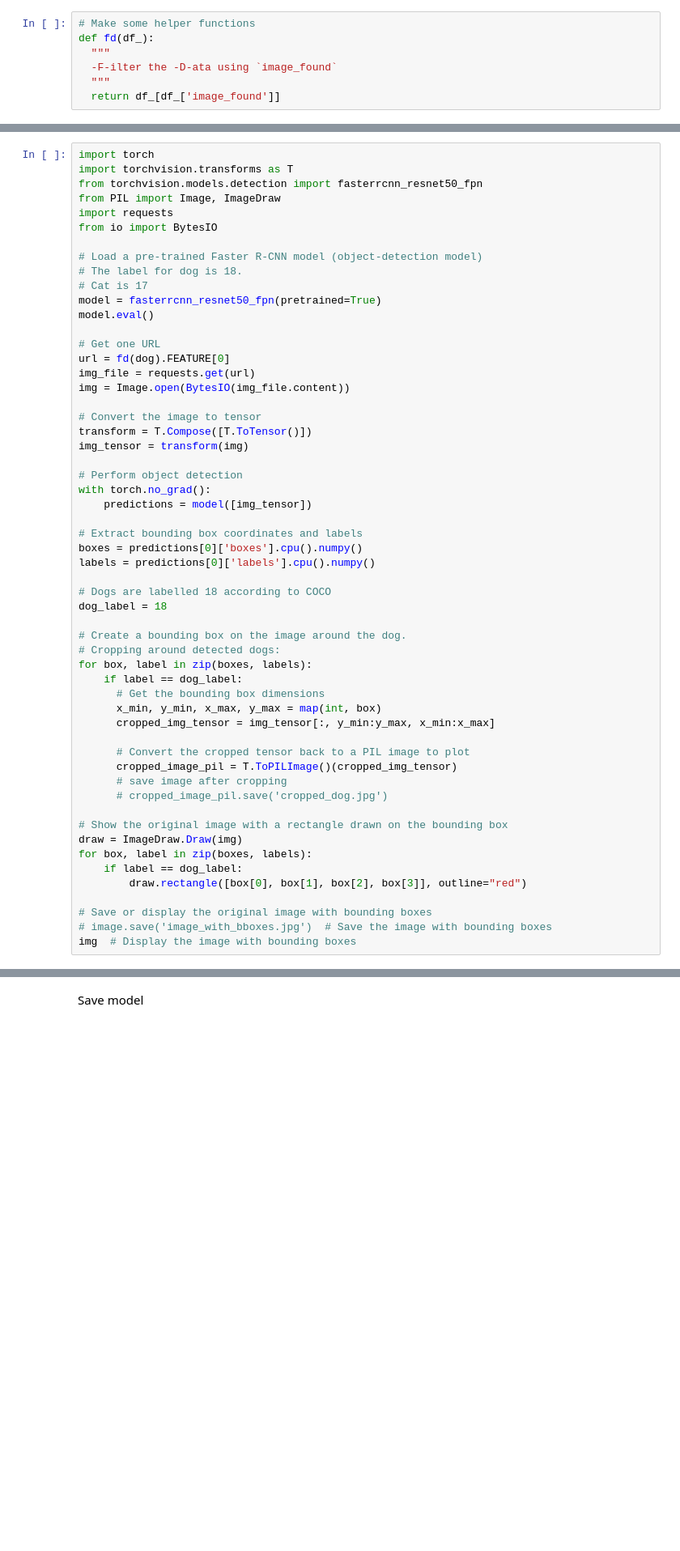
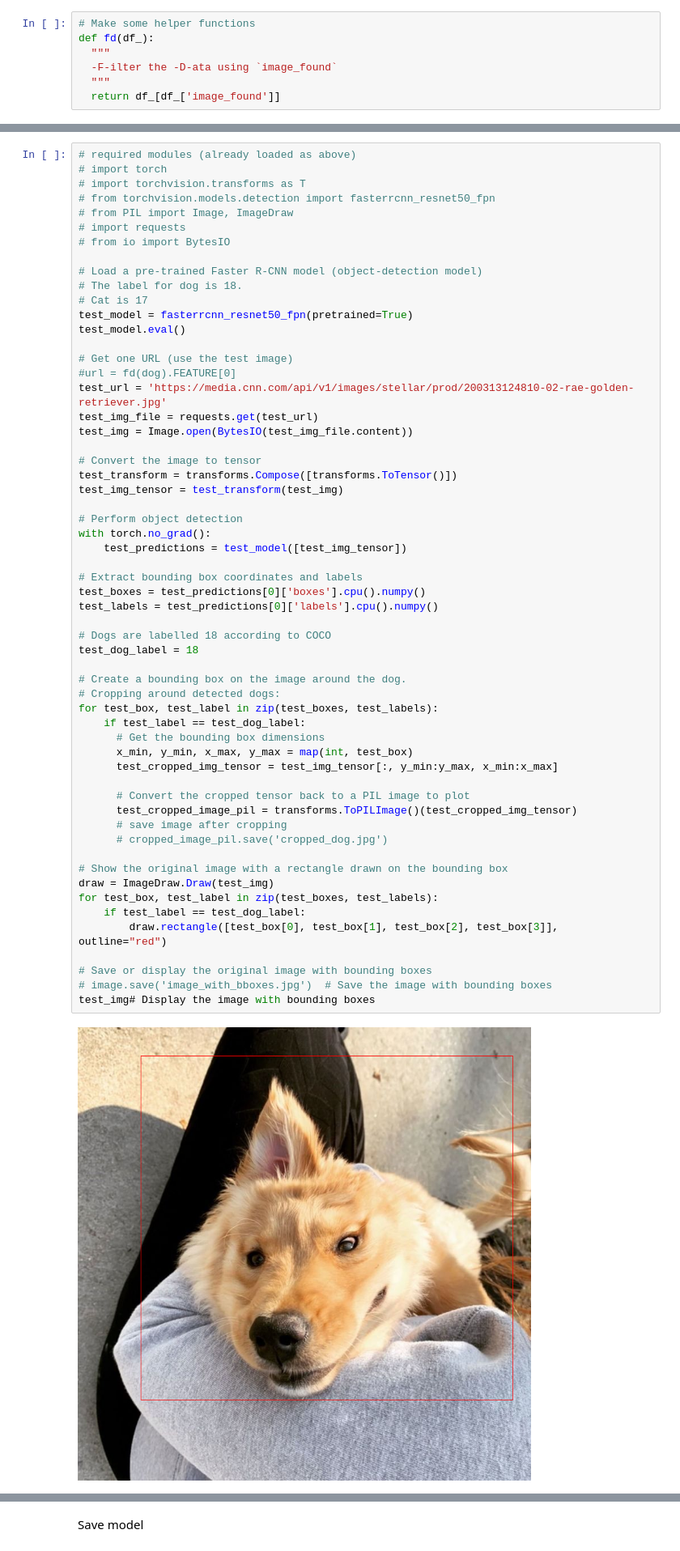
Before and after one commit to ijdouglas/reddit-like-predictor, a Jupyter notebook: scripts/ratio_model.ipynb, the cells around one changed output, grey strips where cells are left out. Shown at 81% size. Saved outputs shown, nothing was run; the diff lists cells and outputs as text; blank space fills up the shorter version.

Commit message:
feat: parameterized preproc; object detection

```diff
--- a/scripts/ratio_model.ipynb
+++ b/scripts/ratio_model.ipynb
@@ -201,56 +203,60 @@ def fd(df_):
 # %%
-import torch
-import torchvision.transforms as T
-from torchvision.models.detection import fasterrcnn_resnet50_fpn
-from PIL import Image, ImageDraw
-import requests
-from io import BytesIO
+# required modules (already loaded as above)
+# import torch
+# import torchvision.transforms as T
+# from torchvision.models.detection import fasterrcnn_resnet50_fpn
+# from PIL import Image, ImageDraw
+# import requests
+# from io import BytesIO
 
 # Load a pre-trained Faster R-CNN model (object-detection model)
 # The label for dog is 18.
 # Cat is 17
-model = fasterrcnn_resnet50_fpn(pretrained=True)
-model.eval()
+test_model = fasterrcnn_resnet50_fpn(pretrained=True)
+test_model.eval()
 
-# Get one URL
-url = fd(dog).FEATURE[0]
-img_file = requests.get(url)
-img = Image.open(BytesIO(img_file.content))
+# Get one URL (use the test image)
+#url = fd(dog).FEATURE[0]
+test_url = 'https://media.cnn.com/api/v1/images/stellar/prod/200313124810-02-rae-golden-retriever.jpg'
+test_img_file = requests.get(test_url)
+test_img = Image.open(BytesIO(test_img_file.content))
 
 # Convert the image to tensor
-transform = T.Compose([T.ToTensor()])
-img_tensor = transform(img)
+test_transform = transforms.Compose([transforms.ToTensor()])
+test_img_tensor = test_transform(test_img)
 
 # Perform object detection
 with torch.no_grad():
-    predictions = model([img_tensor])
+    test_predictions = test_model([test_img_tensor])
 
 # Extract bounding box coordinates and labels
-boxes = predictions[0]['boxes'].cpu().numpy()
-labels = predictions[0]['labels'].cpu().numpy()
+test_boxes = test_predictions[0]['boxes'].cpu().numpy()
+test_labels = test_predictions[0]['labels'].cpu().numpy()
 
 # Dogs are labelled 18 according to COCO
-dog_label = 18
+test_dog_label = 18
 
 # Create a bounding box on the image around the dog.
 # Cropping around detected dogs:
-for box, label in zip(boxes, labels):
-    if label == dog_label:
+for test_box, test_label in zip(test_boxes, test_labels):
+    if test_label == test_dog_label:
       # Get the bounding box dimensions
-      x_min, y_min, x_max, y_max = map(int, box)
-      cropped_img_tensor = img_tensor[:, y_min:y_max, x_min:x_max]
+      x_min, y_min, x_max, y_max = map(int, test_box)
+      test_cropped_img_tensor = test_img_tensor[:, y_min:y_max, x_min:x_max]
 
       # Convert the cropped tensor back to a PIL image to plot
-      cropped_image_pil = T.ToPILImage()(cropped_img_tensor)
+      test_cropped_image_pil = transforms.ToPILImage()(test_cropped_img_tensor)
       # save image after cropping
       # cropped_image_pil.save('cropped_dog.jpg')
 
 # Show the original image with a rectangle drawn on the bounding box
-draw = ImageDraw.Draw(img)
-for box, label in zip(boxes, labels):
-    if label == dog_label:
-        draw.rectangle([box[0], box[1], box[2], box[3]], outline="red")
+draw = ImageDraw.Draw(test_img)
+for test_box, test_label in zip(test_boxes, test_labels):
+    if test_label == test_dog_label:
+        draw.rectangle([test_box[0], test_box[1], test_box[2], test_box[3]], outline="red")
 
 # Save or display the original image with bounding boxes
 # image.save('image_with_bboxes.jpg')  # Save the image with bounding boxes
-img  # Display the image with bounding boxes
+test_img# Display the image with bounding boxes
+# %% [output]
+[figure, added]
```
Also changed, not shown: parts of 19 cells of this notebook.
